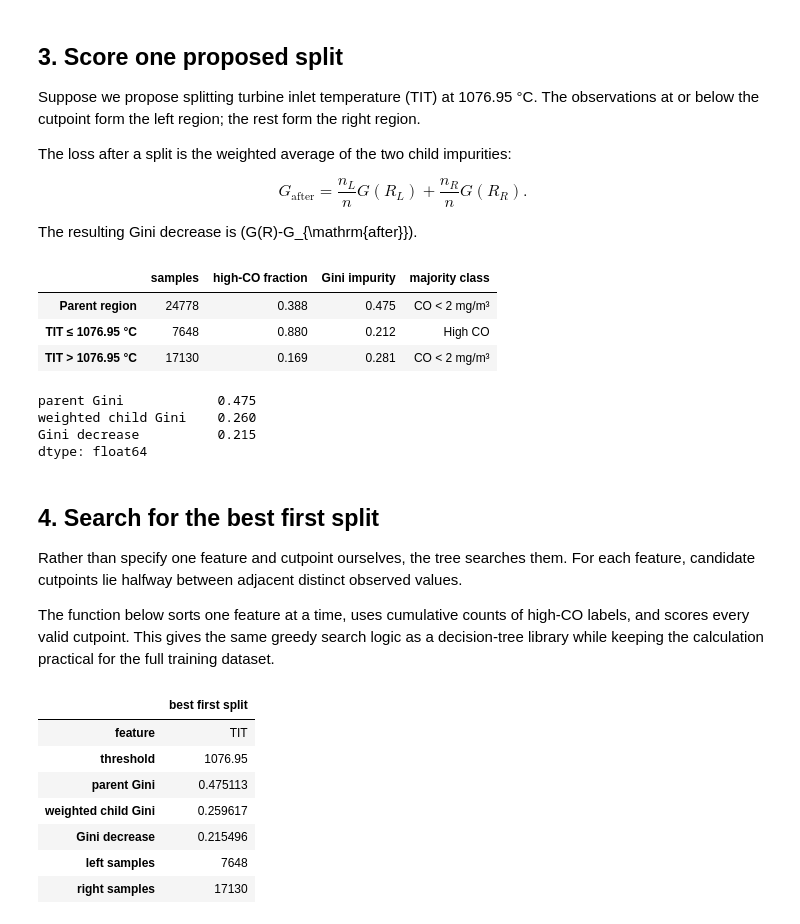
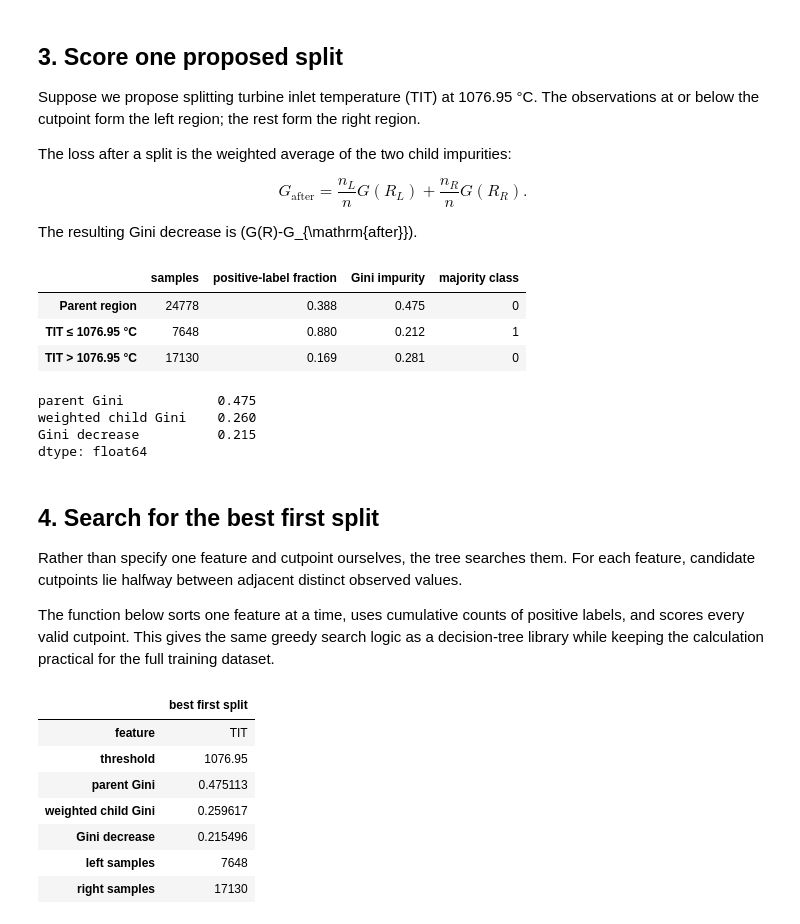
Before and after one commit to changyaochen/MECE4520, a Jupyter notebook: site/tree-based/01-decision-trees-from-scratch.ipynb, the cells around one changed output. Drawn from its saved outputs; the diff is of its cells as text; code cells hidden in the pictures.

```diff
--- a/site/tree-based/01-decision-trees-from-scratch.ipynb
+++ b/site/tree-based/01-decision-trees-from-scratch.ipynb
@@ -79,7 +99,7 @@ def gini_impurity(labels: pd.Series | np.ndarray) -> float:
     """Compute binary Gini impurity for one region.
 
     Args:
-        labels: Binary high-CO labels in the region.
+        labels: Binary labels in the region.
 
     Returns:
         The region's Gini impurity.
@@ -92,18 +112,21 @@ def region_summary(labels: pd.Series | np.ndarray) -> dict[str, float | int | st
     """Summarize a region using its observed labels.
 
     Args:
-        labels: Binary high-CO labels in the region.
+        labels: Binary labels in the region.
 
     Returns:
-        Sample count, high-CO fraction, Gini impurity, and majority-class label.
+        Sample count, positive-label fraction, Gini impurity, and majority-class label.
     """
-    high_co_fraction = float(np.mean(labels))
+    positive_fraction = float(np.mean(labels))
     return {
         "samples": len(labels),
-        "high-CO fraction": high_co_fraction,
-        "Gini impurity": gini_impurity(labels),
-        "majority class": "High CO" if high_co_fraction >= 0.5 else "CO < 2 mg/m³",
+        "positive-label fraction": positive_fraction,
+        "Gini impurity": gini_impurity(labels=labels),
+        "majority class": 1 if positive_fraction >= 0.5 else 0,
     }
 
-pd.DataFrame([region_summary(y_train)], index=["All training observations"]).round(3)
+pd.DataFrame(
+    data=[region_summary(labels=y_train)],
+    index=["All training observations"],
+).round(3)
 # %% [output]
@@ -129,7 +152,7 @@ def score_split(
 
     Args:
         feature_values: Values of one candidate feature in the parent region.
-        labels: Binary high-CO labels in the same row order.
+        labels: Binary labels in the same row order.
         threshold: Values at or below this cutpoint go to the left child.
 
     Returns:
@@ -138,46 +161,48 @@ def score_split(
     left_labels = labels[feature_values <= threshold]
     right_labels = labels[feature_values > threshold]
     n_total = len(labels)
 
     weighted_child_gini = (
-        len(left_labels) / n_total * gini_impurity(left_labels)
-        + len(right_labels) / n_total * gini_impurity(right_labels)
+        len(left_labels) / n_total * gini_impurity(labels=left_labels)
+        + len(right_labels) / n_total * gini_impurity(labels=right_labels)
     )
-    parent_gini = gini_impurity(labels)
+    parent_gini = gini_impurity(labels=labels)
     return (
         {
             "parent Gini": parent_gini,
             "weighted child Gini": weighted_child_gini,
             "Gini decrease": parent_gini - weighted_child_gini,
         },
         left_labels,
         right_labels,
     )
 
 proposed_threshold = 1076.95
 score, left_labels, right_labels = score_split(
-    X_train["TIT"], y_train, proposed_threshold
+    feature_values=X_train["TIT"],
+    labels=y_train,
+    threshold=proposed_threshold,
 )
 
 summary = pd.DataFrame(
-    [
-        region_summary(y_train),
-        region_summary(left_labels),
-        region_summary(right_labels),
+    data=[
+        region_summary(labels=y_train),
+        region_summary(labels=left_labels),
+        region_summary(labels=right_labels),
     ],
     index=[
         "Parent region",
         f"TIT ≤ {proposed_threshold:.2f} °C",
         f"TIT > {proposed_threshold:.2f} °C",
     ],
 )
 display(summary.round(3))
-pd.Series(score).round(3)
+pd.Series(data=score).round(3)
 # %% [output]
-|  | samples | high-CO fraction | Gini impurity | majority class |
-| Parent region | 24778 | 0.388 | 0.475 | CO < 2 mg/m³ |
-| TIT ≤ 1076.95 °C | 7648 | 0.880 | 0.212 | High CO |
-| TIT > 1076.95 °C | 17130 | 0.169 | 0.281 | CO < 2 mg/m³ |
+|  | samples | positive-label fraction | Gini impurity | majority class |
+| Parent region | 24778 | 0.388 | 0.475 | 0 |
+| TIT ≤ 1076.95 °C | 7648 | 0.880 | 0.212 | 1 |
+| TIT > 1076.95 °C | 17130 | 0.169 | 0.281 | 0 |
 parent Gini            0.475
 weighted child Gini    0.260
 Gini decrease          0.215
@@ -187,7 +212,7 @@ dtype: float64
 
 Rather than specify one feature and cutpoint ourselves, the tree searches them. For each feature, candidate cutpoints lie halfway between adjacent distinct observed values.
 
-The function below sorts one feature at a time, uses cumulative counts of high-CO labels, and scores every valid cutpoint. This gives the same greedy search logic as a decision-tree library while keeping the calculation practical for the full training dataset.
+The function below sorts one feature at a time, uses cumulative counts of positive labels, and scores every valid cutpoint. This gives the same greedy search logic as a decision-tree library while keeping the calculation practical for the full training dataset.
 # %%
 def find_best_gini_split(
     features: pd.DataFrame, labels: pd.Series
```
Also changed, not shown: parts of 15 cells of this notebook, 1 other file.
